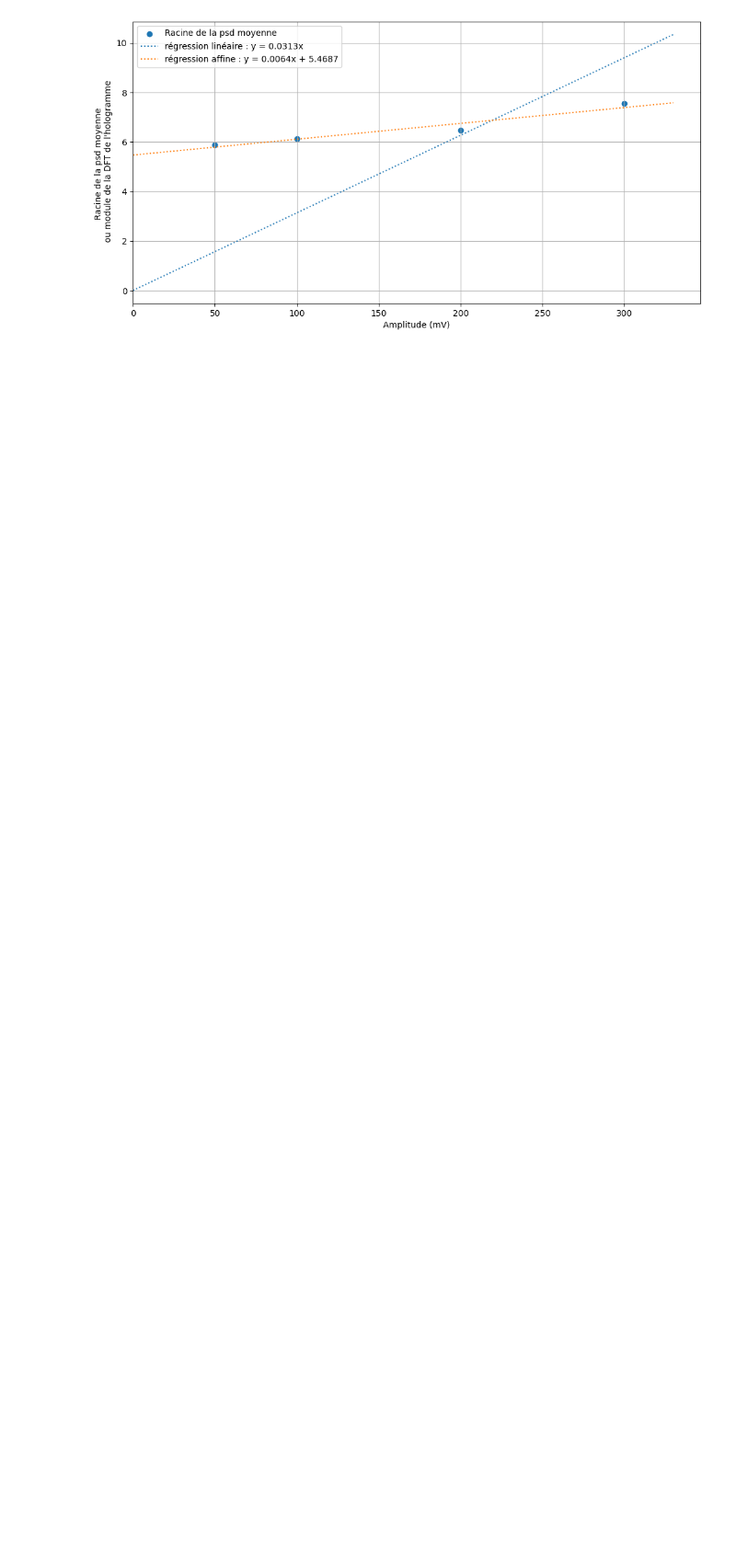
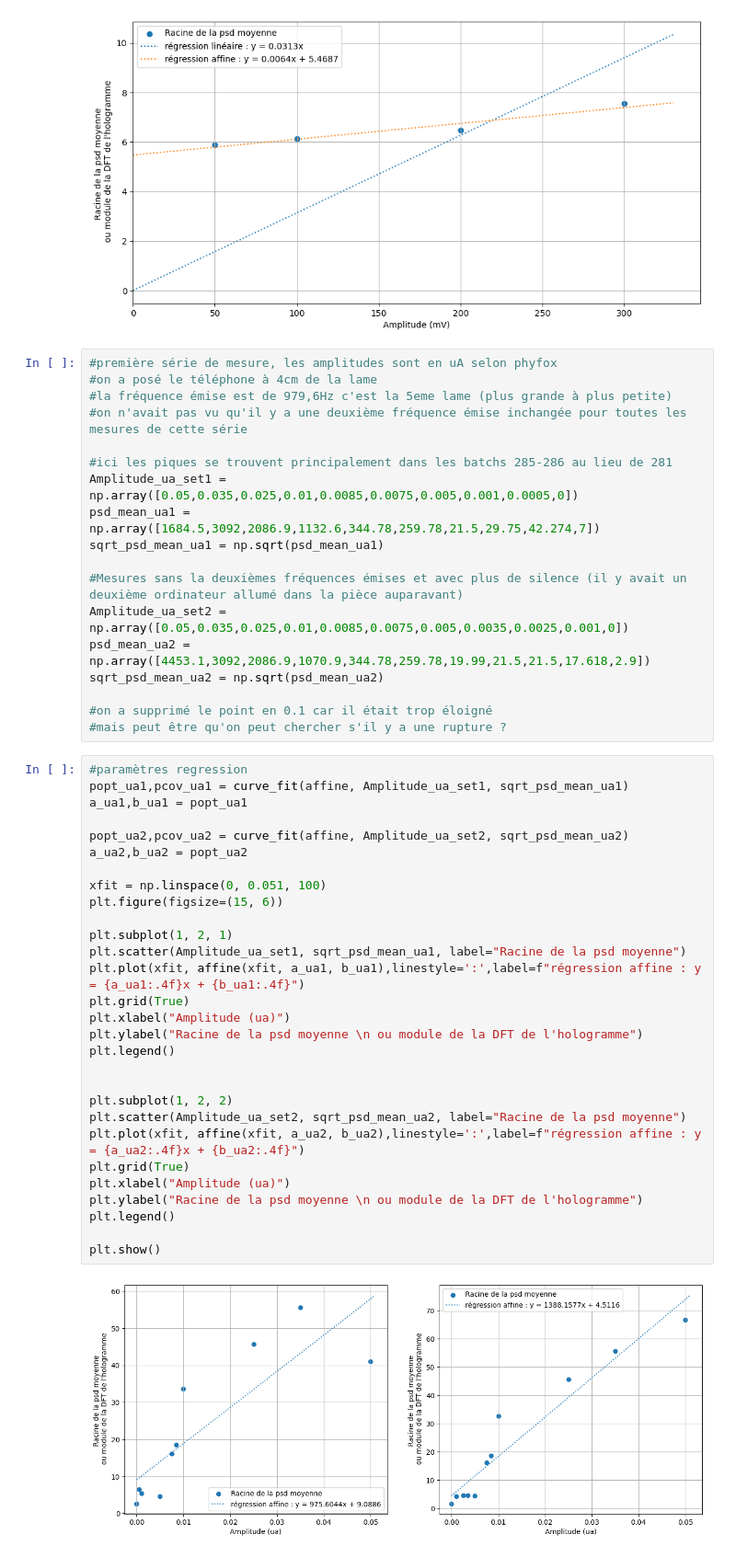
Before and after one commit to lm-al/Graphes_lamellophone, a Jupyter notebook: Graphes_lamellophone.ipynb, the cells around one changed output. Shown at 92% size. Drawn from its saved outputs; the diff is of its cells as text; blank space fills up the shorter version.

```diff
--- a/Graphes_lamellophone.ipynb
+++ b/Graphes_lamellophone.ipynb
@@ -104,3 +104,52 @@ plt.legend()
 plt.show()
 # %% [output]
 [figure]
+# %%
+#première série de mesure, les amplitudes sont en uA selon phyfox
+#on a posé le téléphone à 4cm de la lame
+#la fréquence émise est de 979,6Hz c'est la 5eme lame (plus grande à plus petite)
+#on n'avait pas vu qu'il y a une deuxième fréquence émise inchangée pour toutes les mesures de cette série
+
+#ici les piques se trouvent principalement dans les batchs 285-286 au lieu de 281
+Amplitude_ua_set1 = np.array([0.05,0.035,0.025,0.01,0.0085,0.0075,0.005,0.001,0.0005,0])
+psd_mean_ua1 = np.array([1684.5,3092,2086.9,1132.6,344.78,259.78,21.5,29.75,42.274,7])
+sqrt_psd_mean_ua1 = np.sqrt(psd_mean_ua1)
+
+#Mesures sans la deuxièmes fréquences émises et avec plus de silence (il y avait un deuxième ordinateur allumé dans la pièce auparavant)
+Amplitude_ua_set2 = np.array([0.05,0.035,0.025,0.01,0.0085,0.0075,0.005,0.0035,0.0025,0.001,0])
+psd_mean_ua2 = np.array([4453.1,3092,2086.9,1070.9,344.78,259.78,19.99,21.5,21.5,17.618,2.9])
+sqrt_psd_mean_ua2 = np.sqrt(psd_mean_ua2)
+
+#on a supprimé le point en 0.1 car il était trop éloigné
+#mais peut être qu'on peut chercher s'il y a une rupture ?
+# %%
+#paramètres regression
+popt_ua1,pcov_ua1 = curve_fit(affine, Amplitude_ua_set1, sqrt_psd_mean_ua1)
+a_ua1,b_ua1 = popt_ua1
+
+popt_ua2,pcov_ua2 = curve_fit(affine, Amplitude_ua_set2, sqrt_psd_mean_ua2)
+a_ua2,b_ua2 = popt_ua2
+
+xfit = np.linspace(0, 0.051, 100)
+plt.figure(figsize=(15, 6))
+
+plt.subplot(1, 2, 1)
+plt.scatter(Amplitude_ua_set1, sqrt_psd_mean_ua1, label="Racine de la psd moyenne")
+plt.plot(xfit, affine(xfit, a_ua1, b_ua1),linestyle=':',label=f"régression affine : y = {a_ua1:.4f}x + {b_ua1:.4f}")
+plt.grid(True)
+plt.xlabel("Amplitude (ua)")
+plt.ylabel("Racine de la psd moyenne \n ou module de la DFT de l'hologramme")
+plt.legend()
+
+
+plt.subplot(1, 2, 2)
+plt.scatter(Amplitude_ua_set2, sqrt_psd_mean_ua2, label="Racine de la psd moyenne")
+plt.plot(xfit, affine(xfit, a_ua2, b_ua2),linestyle=':',label=f"régression affine : y = {a_ua2:.4f}x + {b_ua2:.4f}")
+plt.grid(True)
+plt.xlabel("Amplitude (ua)")
+plt.ylabel("Racine de la psd moyenne \n ou module de la DFT de l'hologramme")
+plt.legend()
+
+plt.show()
+# %% [output]
+[figure, added]
```
Also changed, not shown: parts of 2 cells of this notebook.
